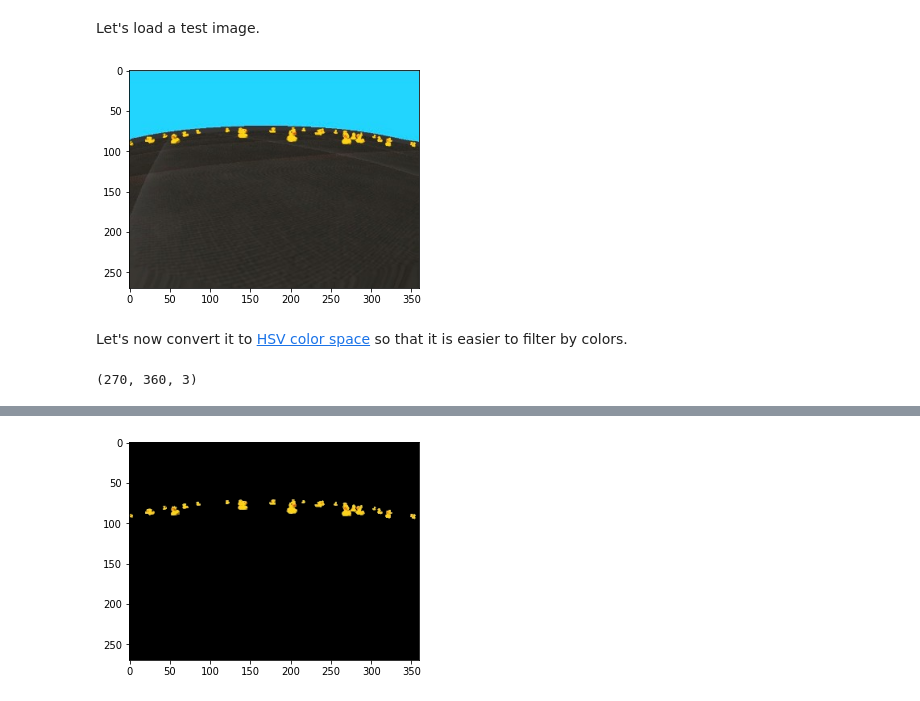
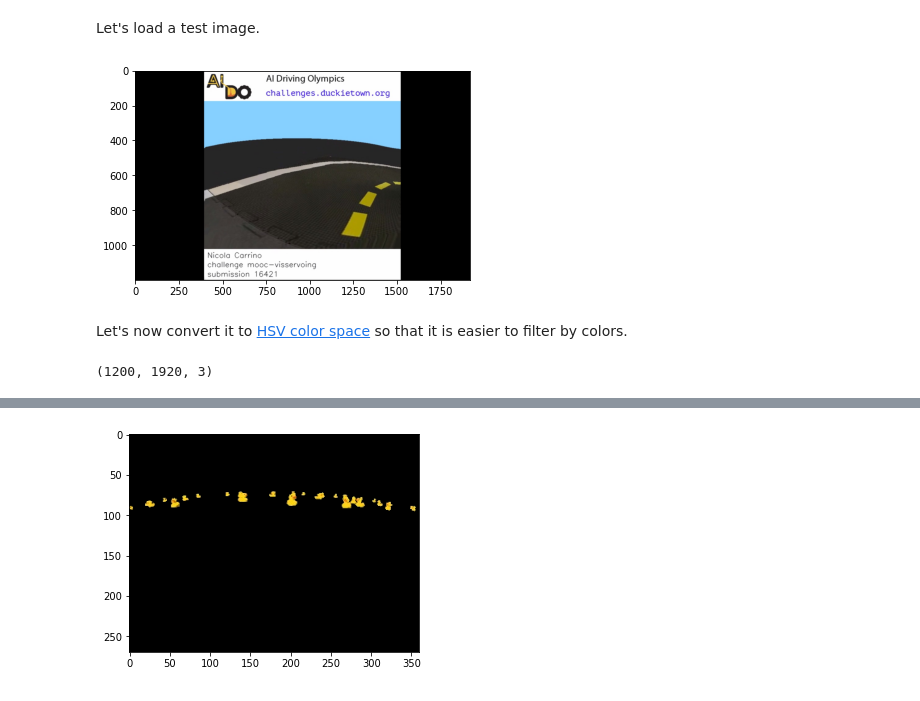
Before and after one commit to Nicolacarrino/mooc-exercises, a Jupyter notebook: braitenberg/solution/braitenberg02_simulation_finetune.ipynb, the cells around one changed output, grey strips where cells are left out. Saved outputs shown, nothing was run; the diff lists cells and outputs as text; code cells hidden in the pictures.

Commit message:
Solved Visual Lane and Collision

```diff
--- a/braitenberg/solution/braitenberg02_simulation_finetune.ipynb
+++ b/braitenberg/solution/braitenberg02_simulation_finetune.ipynb
@@ -28,17 +27,18 @@ Let's load a test image.
 # %%
 #fn = '../samples/big-duck/big-duck-17.jpg' # experiment with different images!
 #fn = '../samples/many-duckies/prova.jpg'
-fn = '../samples/many-duckies/prova2.jpg'
+# fn = '../samples/many-duckies/prova2.jpg'
+fn = '../samples/visual-lane/ev1.jpg'
 
 image = dcu.rgb_from_jpg_fn(fn)
 imshow(image);
 # %% [output]
-[figure, old version]
+[figure, new version]
 # %% [markdown]
 Let's now convert it to [HSV color space](https://en.wikipedia.org/wiki/HSL_and_HSV) so that it is easier to filter by colors.
 # %%
 hsv = cv2.cvtColor(image, cv2.COLOR_RGB2HSV)
 hsv.shape
 # %% [output]
-(270, 360, 3)
+(1200, 1920, 3)
 # %%
```
Also changed, not shown: parts of 2 cells of this notebook, 38 other files.
